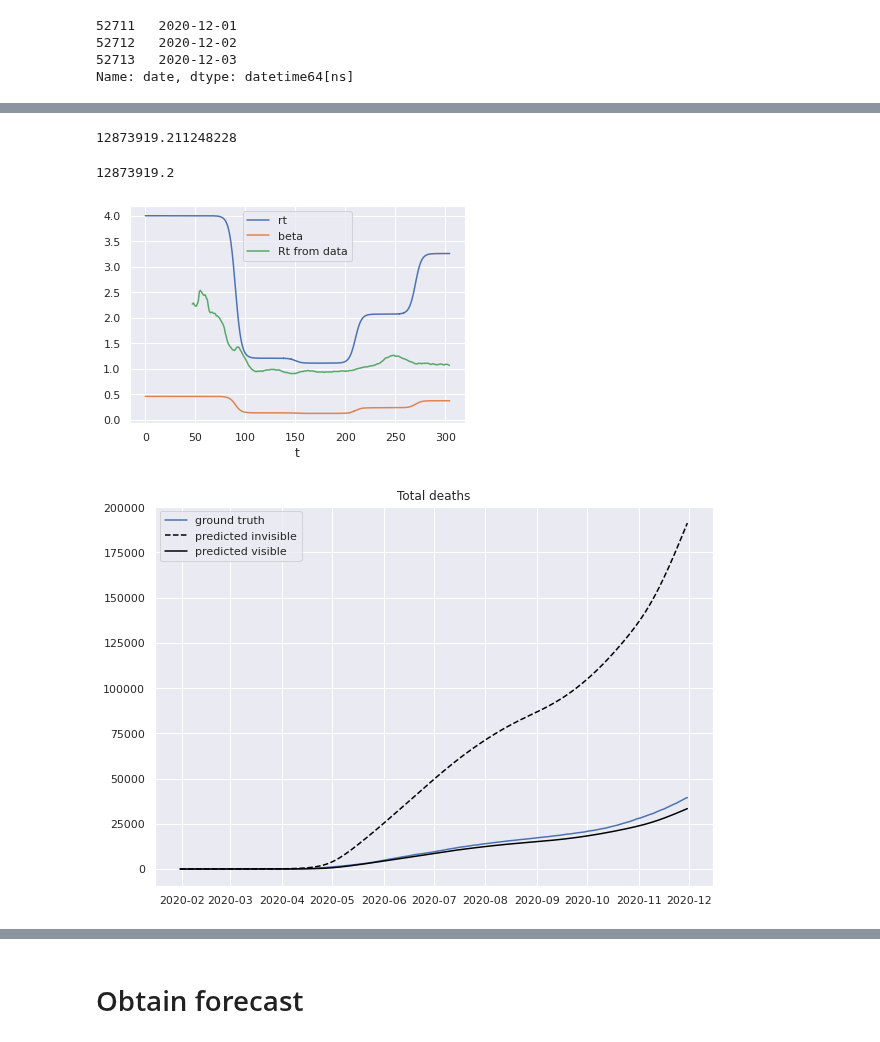
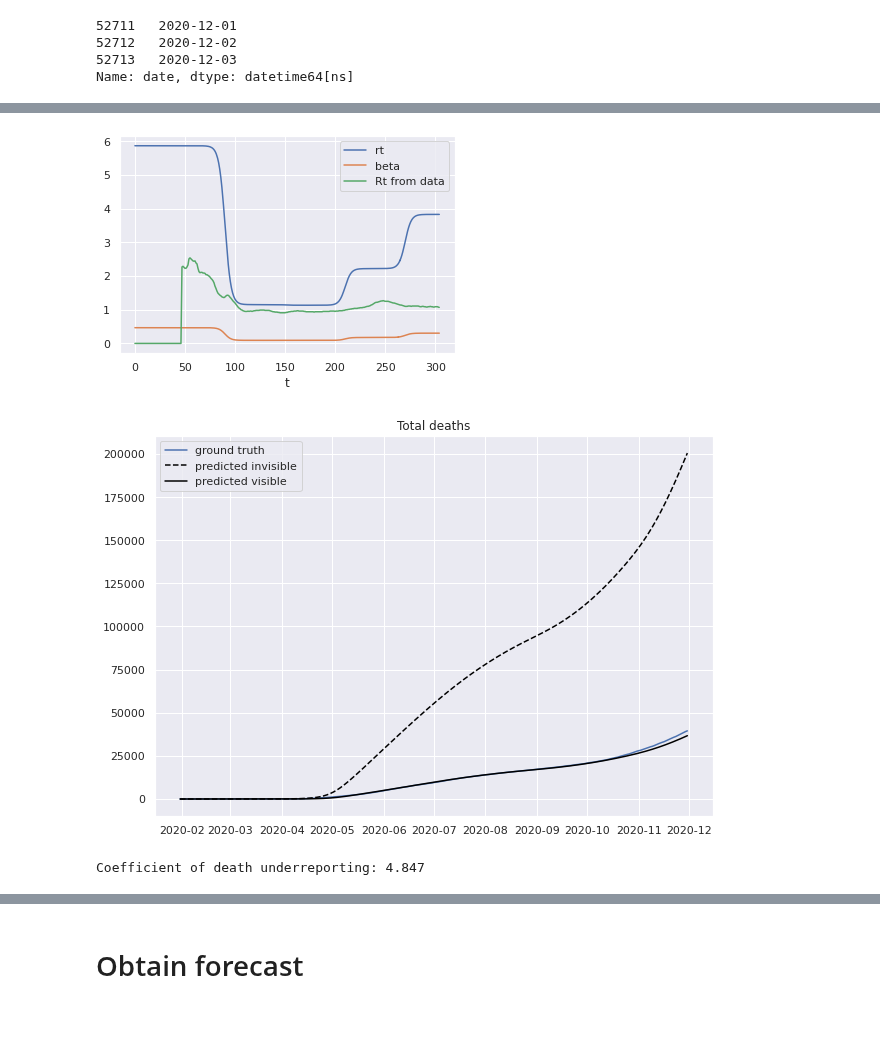
Before and after one commit to btseytlin/covid_peak_sir_modelling, a Jupyter notebook: seir_curve_fit_owid_hidden_ensemble.ipynb, the cells around one changed output, grey strips where cells are left out. Saved outputs shown, nothing was run; the diff lists cells and outputs as text; code cells hidden in the pictures.

Commit message:
Clean up code, introduce proper ensemble

```diff
--- a/seir_curve_fit_owid_hidden_ensemble.ipynb
+++ b/seir_curve_fit_owid_hidden_ensemble.ipynb
@@ -69,6 +76,8 @@ df.head().T
 | tests_per_case | NaN | NaN | NaN | NaN | NaN |
 | tests_units | NaN | NaN | NaN | NaN | NaN |
 | population | 1.45934e+08 | 1.45934e+08 | 1.45934e+08 | 1.45934e+08 | 1.45934e+08 |
+# %%
+df = df.fillna(0)
 # %% [markdown]
 # Define model and fitter
 # %%
@@ -107,7 +116,8 @@ fitter = HiddenCurveFitter(
      new_deaths_col='new_deaths_smoothed',
      total_cases_col='total_cases',
      new_cases_col='new_cases_smoothed',
-#      brute_params=['epidemic_started_days_ago']
+     save_params_every=10
 )
-fitter.fit(model, train_subset)
+
+ensemble = EnsembleModel.train(model, fitter, train_subset)
 # %%
@@ -163,18 +170,9 @@ ensemble_model = EnsembleModel([SEIRHidden_OWID(params=params, stepwise_size=ste
-# %%
-ensemble_model.weights[0] * 1.19578625e+08
-# %% [output]
-12873919.211248228
-# %%
-1.28739192e+07
-# %% [output]
-12873919.2
+# %%
+aggregate_states, aggregate_daily, model_states, model_daily_vals, history = ensemble.predict(train_subset)
 # %%
-train_initial_conditions = fitter.get_initial_conditions(model, train_subset)
-train_t = np.arange(len(train_subset))
-
-(S, E, I, Iv, R, Rv, D, Dv), history = ensemble_model.predict(train_t, train_initial_conditions)
+(S, E, I, Iv, R, Rv, D, Dv) = aggregate_states
 (new_exposed,
          new_infected_invisible, new_infected_visible,
          new_recovered_invisible,
          new_recovered_visible,
-         new_dead_invisible, new_dead_visible) = model.compute_daily_values(S, E, I, Iv, R, Rv, D, Dv)
+         new_dead_invisible, new_dead_visible) = aggregate_daily
@@ -181,12 +181,12 @@ train_t = np.arange(len(train_subset))
 # %%
 plt.figure()
 history.rt.plot()
 history.beta.plot()
-plt.plot(train_t, train_subset.reproduction_rate, label='Rt from data')
+plt.plot(np.arange(len(train_subset.reproduction_rate)), train_subset.reproduction_rate, label='Rt from data')
 plt.legend()
 plt.show()
 # %% [output]
-[figure, old version]
+[figure, new version]
 # %%
 plt.figure(figsize=(10, 7))
 plt.plot(train_subset.date, train_subset['total_deaths'], label='ground truth')
@@ -196,4 +196,8 @@ plt.legend()
 plt.title('Total deaths')
 plt.show()
 # %% [output]
-[figure, old version]
+[figure, new version]
+# %%
+print("Coefficient of death underreporting:", (D/Dv).mean().round(3))
+# %% [output]
+Coefficient of death underreporting: 4.847
```
Also changed, not shown: parts of 25 cells of this notebook, 11 other files.
